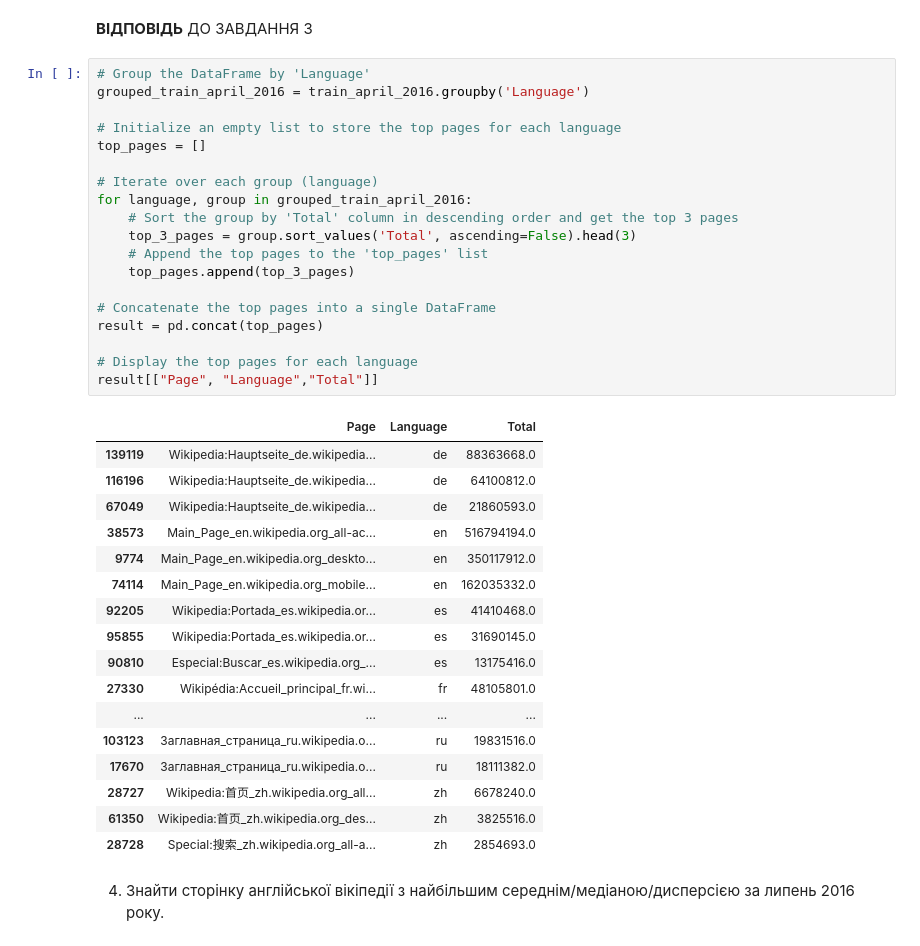
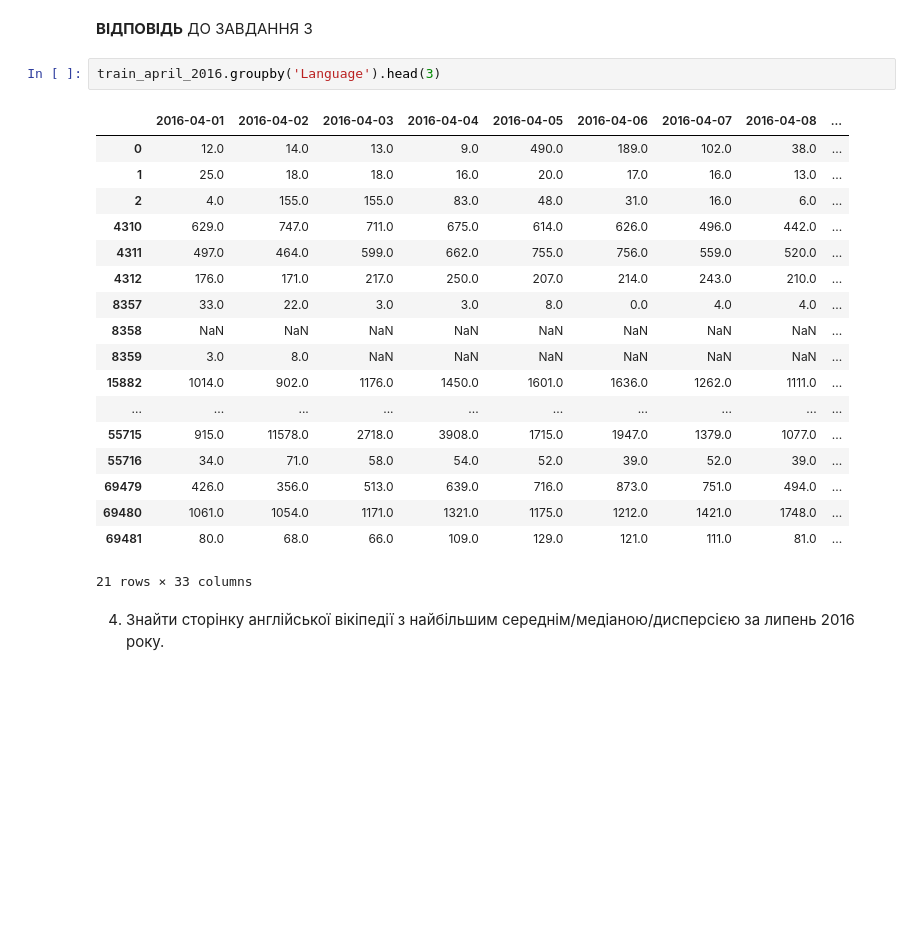
Before and after one commit to reesha-rsh/MLb4, a Jupyter notebook: Homework/Homework_2_0_Pandas_Toxic_Comments_EDA.ipynb, the cells around one changed output. Cells and saved outputs as stored; diff of their text form; blank space fills up the shorter version.

```diff
--- a/Homework/Homework_2_0_Pandas_Toxic_Comments_EDA.ipynb
+++ b/Homework/Homework_2_0_Pandas_Toxic_Comments_EDA.ipynb
@@ -125,42 +139,26 @@ See the caveats in the documentation: https://pandas.pydata.org/pandas-docs/stab
 # %% [markdown]
 **ВІДПОВІДЬ** ДО ЗАВДАННЯ 3
-# %%
-# Group the DataFrame by 'Language'
-grouped_train_april_2016 = train_april_2016.groupby('Language')
-
-# Initialize an empty list to store the top pages for each language
-top_pages = []
-
-# Iterate over each group (language)
-for language, group in grouped_train_april_2016:
-    # Sort the group by 'Total' column in descending order and get the top 3 pages
-    top_3_pages = group.sort_values('Total', ascending=False).head(3)
-    # Append the top pages to the 'top_pages' list
-    top_pages.append(top_3_pages)
-
-# Concatenate the top pages into a single DataFrame
-result = pd.concat(top_pages)
-
-# Display the top pages for each language
-result[["Page", "Language","Total"]]
-# %% [output]
-|  | Page | Language | Total |
-| 139119 | Wikipedia:Hauptseite_de.wikipedia... | de | 88363668.0 |
-| 116196 | Wikipedia:Hauptseite_de.wikipedia... | de | 64100812.0 |
-| 67049 | Wikipedia:Hauptseite_de.wikipedia... | de | 21860593.0 |
-| 38573 | Main_Page_en.wikipedia.org_all-ac... | en | 516794194.0 |
-| 9774 | Main_Page_en.wikipedia.org_deskto... | en | 350117912.0 |
-| 74114 | Main_Page_en.wikipedia.org_mobile... | en | 162035332.0 |
-| 92205 | Wikipedia:Portada_es.wikipedia.or... | es | 41410468.0 |
-| 95855 | Wikipedia:Portada_es.wikipedia.or... | es | 31690145.0 |
-| 90810 | Especial:Buscar_es.wikipedia.org_... | es | 13175416.0 |
-| 27330 | Wikipédia:Accueil_principal_fr.wi... | fr | 48105801.0 |
-| ... | ... | ... | ... |
-| 103123 | Заглавная_страница_ru.wikipedia.o... | ru | 19831516.0 |
-| 17670 | Заглавная_страница_ru.wikipedia.o... | ru | 18111382.0 |
-| 28727 | Wikipedia:首页_zh.wikipedia.org_all... | zh | 6678240.0 |
-| 61350 | Wikipedia:首页_zh.wikipedia.org_des... | zh | 3825516.0 |
-| 28728 | Special:搜索_zh.wikipedia.org_all-a... | zh | 2854693.0 |
+# %%
+train_april_2016.groupby('Language').head(3)
+# %% [output]
+|  | 2016-04-01 | 2016-04-02 | 2016-04-03 | 2016-04-04 | 2016-04-05 | 2016-04-06 | 2016-04-07 | 2016-04-08 | ... |
+| 0 | 12.0 | 14.0 | 13.0 | 9.0 | 490.0 | 189.0 | 102.0 | 38.0 | ... |
+| 1 | 25.0 | 18.0 | 18.0 | 16.0 | 20.0 | 17.0 | 16.0 | 13.0 | ... |
+| 2 | 4.0 | 155.0 | 155.0 | 83.0 | 48.0 | 31.0 | 16.0 | 6.0 | ... |
+| 4310 | 629.0 | 747.0 | 711.0 | 675.0 | 614.0 | 626.0 | 496.0 | 442.0 | ... |
+| 4311 | 497.0 | 464.0 | 599.0 | 662.0 | 755.0 | 756.0 | 559.0 | 520.0 | ... |
+| 4312 | 176.0 | 171.0 | 217.0 | 250.0 | 207.0 | 214.0 | 243.0 | 210.0 | ... |
+| 8357 | 33.0 | 22.0 | 3.0 | 3.0 | 8.0 | 0.0 | 4.0 | 4.0 | ... |
+| 8358 | NaN | NaN | NaN | NaN | NaN | NaN | NaN | NaN | ... |
+| 8359 | 3.0 | 8.0 | NaN | NaN | NaN | NaN | NaN | NaN | ... |
+| 15882 | 1014.0 | 902.0 | 1176.0 | 1450.0 | 1601.0 | 1636.0 | 1262.0 | 1111.0 | ... |
+| ... | ... | ... | ... | ... | ... | ... | ... | ... | ... |
+| 55715 | 915.0 | 11578.0 | 2718.0 | 3908.0 | 1715.0 | 1947.0 | 1379.0 | 1077.0 | ... |
+| 55716 | 34.0 | 71.0 | 58.0 | 54.0 | 52.0 | 39.0 | 52.0 | 39.0 | ... |
+| 69479 | 426.0 | 356.0 | 513.0 | 639.0 | 716.0 | 873.0 | 751.0 | 494.0 | ... |
+| 69480 | 1061.0 | 1054.0 | 1171.0 | 1321.0 | 1175.0 | 1212.0 | 1421.0 | 1748.0 | ... |
+| 69481 | 80.0 | 68.0 | 66.0 | 109.0 | 129.0 | 121.0 | 111.0 | 81.0 | ... |
+21 rows × 33 columns
 # %% [markdown]
 4. Знайти сторінку англійської вікіпедії з найбільшим середнім/медіаною/дисперсією за липень 2016 року.
 # %%
```
Also changed, not shown: parts of 7 cells of this notebook.
